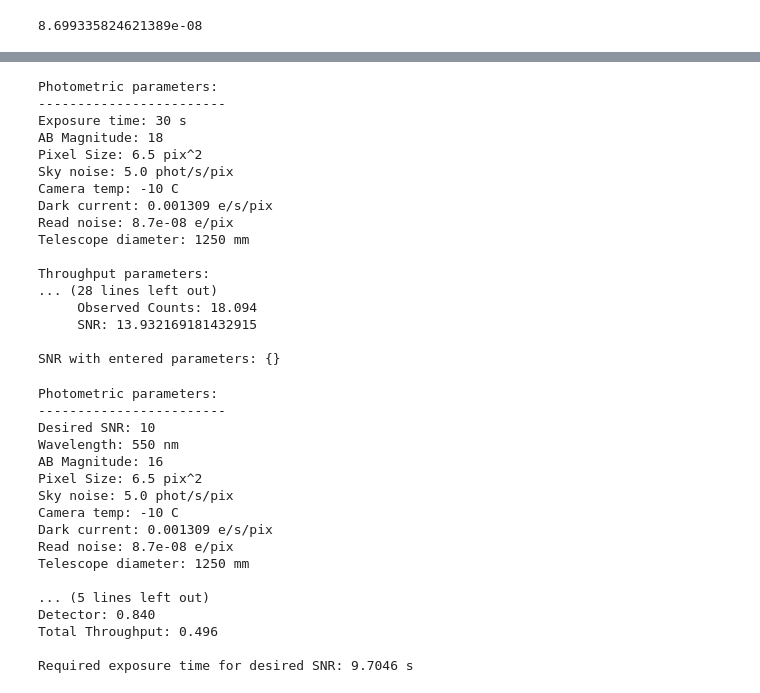
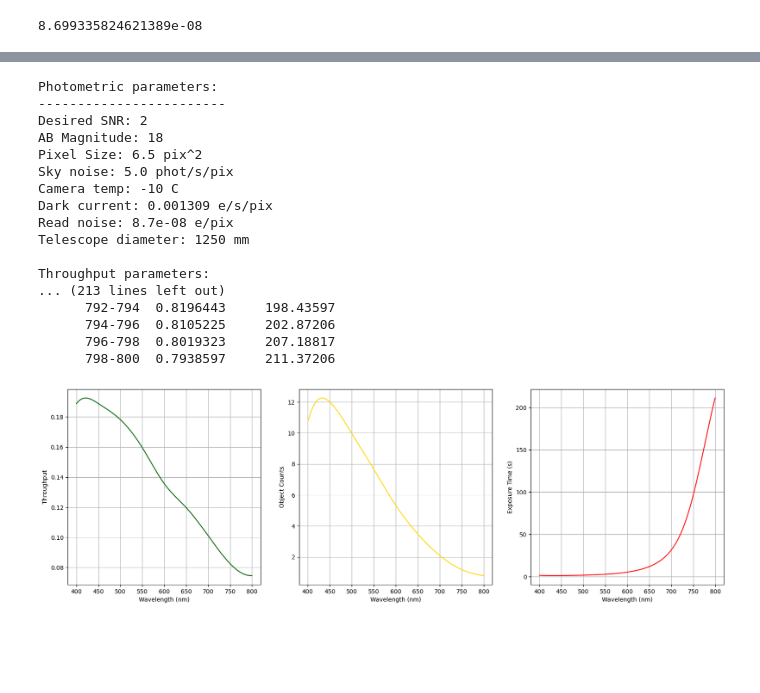
Before and after one commit to MLO-Claud-Spectrograph/etc, a Jupyter notebook: ETC/ETC_Ian.ipynb, the cells around one changed output, grey strips where cells are left out. Cells and saved outputs as stored; diff of their text form; code cells hidden in the pictures; blank space fills up the shorter version.

```diff
--- a/ETC/ETC_Ian.ipynb
+++ b/ETC/ETC_Ian.ipynb
@@ -474,18 +473,0 @@ Throughput parameters:
-# %%
-params = (400, 900, 5)
-wave_min, wave_max, bin_step = params
-
-
-wave_arr = np.arange(wave_min, wave_max + bin_step, bin_step) # makes array of wavelengths with step size wavelength[2]
-s_obs, grats, detecs = get_sob_for_wave_array(wave_arr, 18)
-s_obs = np.array(s_obs)
-
-t = Table(names=('Wave bin', 'S_ob'), dtype=(str, 'f4'))
-for i in range(wave_min, wave_max, bin_step):
-    i_next = i + bin_step
-    wave_bin = (wave_arr >= i) & (wave_arr <= i_next)
-    s_ob_bin = integrate.simpson(s_obs[wave_bin], x=wave_arr[wave_bin])
-
-    t.add_row((f'{i}-{i_next}', s_ob_bin))
-
-t.pprint(max_lines=-1)
@@ -516,20 +473,0 @@ plt.plot(wave_arr, s_obs)
-# %%
-get_SNR(30, (450, 850, 1), 18)
-# %% [output]
-Photometric parameters:
-------------------------
-Exposure time: 30 s
-AB Magnitude: 18
-Pixel Size: 6.5 pix^2
-Sky noise: 5.0 phot/s/pix
-Camera temp: -10 C
-Dark current: 0.001309 e/s/pix
-Read noise: 8.7e-08 e/pix
-Telescope diameter: 1250 mm
-
-Throughput parameters:
-... (28 lines left out)
-     Observed Counts: 18.094
-     SNR: 13.932169181432915
-
-SNR with entered parameters: {}
@@ -608,20 +648,21 @@ def get_exptime(SNR, wavelength, mag, ob_size=6.5, sky_noise=5.0, dark_current=0
 # %%
-get_exptime(10, 550, 16)
+get_exptime(2, (400, 800, 2), 18)
 # %% [output]
 Photometric parameters:
 ------------------------
-Desired SNR: 10
-Wavelength: 550 nm
-AB Magnitude: 16
+Desired SNR: 2
+AB Magnitude: 18
 Pixel Size: 6.5 pix^2
 Sky noise: 5.0 phot/s/pix
 Camera temp: -10 C
 Dark current: 0.001309 e/s/pix
 Read noise: 8.7e-08 e/pix
 Telescope diameter: 1250 mm
 
-... (5 lines left out)
-Detector: 0.840
-Total Throughput: 0.496
-
-Required exposure time for desired SNR: 9.7046 s
+Throughput parameters:
+... (213 lines left out)
+      792-794  0.8196443     198.43597
+      794-796  0.8105225     202.87206
+      796-798  0.8019323     207.18817
+      798-800  0.7938597     211.37206
+[figure, added]
```
Also changed, not shown: parts of 5 cells of this notebook.
